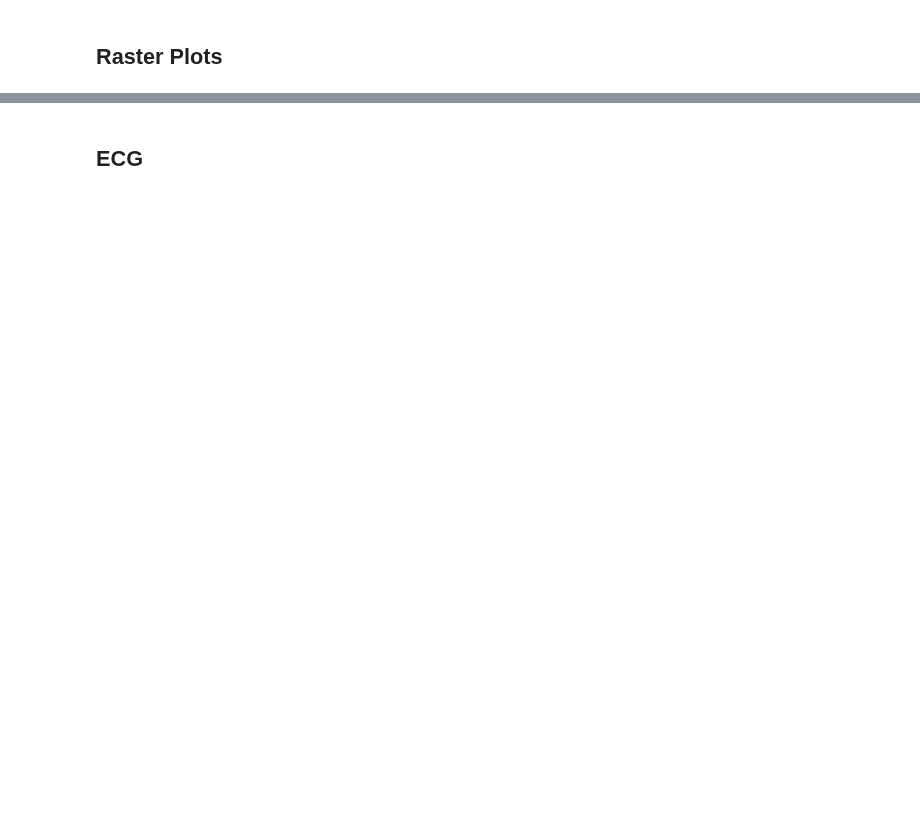
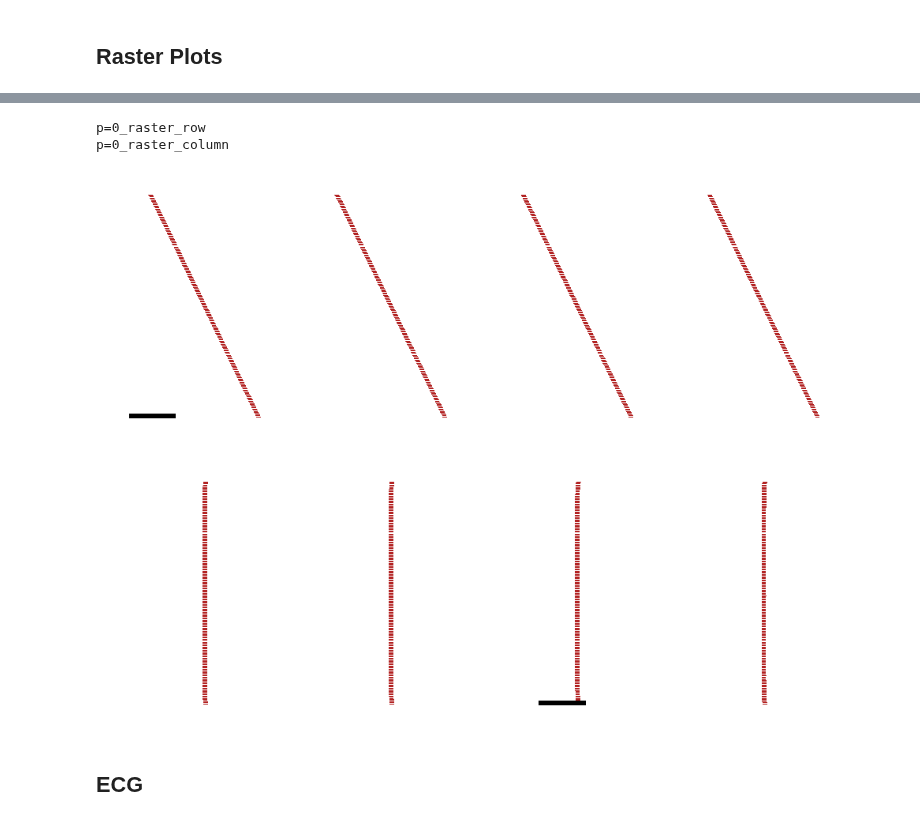
Before and after one commit to Priesemann-Group/perspective_heart_and_brain, a Jupyter notebook: notebooks_figures_paper/FHN_2D_diffusion_toyheart.ipynb, the cells around one changed output, grey strips where cells are left out. Cells and saved outputs as stored; diff of their text form; code cells hidden in the pictures; blank space fills up the shorter version.

Commit message:
figures for paper

```diff
--- a/notebooks_figures_paper/FHN_2D_diffusion_toyheart.ipynb
+++ b/notebooks_figures_paper/FHN_2D_diffusion_toyheart.ipynb
@@ -28,8 +32,6 @@ savefig_args = {
     'transparent': True,
     'format': 'pdf',
     'dpi': 300,
-    'bbox_inches': 'tight',
-    'pad_inches': 0.0
 }
 plt.text.usetex : True
 # font size
@@ -130,2 +108,62 @@ raster_column
+# %%
+raster_data = {
+    "p=0_raster_row": df_raster_healthy,
+    "p=0_raster_column": df_raster_healthy,
+}
+
+# calculate unique ids for a central row in a 200x200 grid
+Lx = 200
+Ly = 200
+ids_row = Ly / 2 * Lx + np.arange(Lx)
+ids_column = Lx / 2 + np.arange(Ly) * Lx
+
+raster_ids = {
+    "p=0_raster_row": ids_row,
+    "p=0_raster_column": ids_column,
+}
+# %%
+from matplotlib.patches import Rectangle
+
+width = 80 * mm
+height = 24 * mm
+
+# iterate over the raster data dictionary
+for (label, data) in raster_data.items():
+    print(label)
+    ids = raster_ids[label]
+    # reduce dataframe to ids
+    data_plot = data[data['id'].isin(ids)]
+    num_nodes = len(ids)
+
+    fig = plt.figure(figsize=(width, height), dpi=300)
+    ax = plt.axes([0., 0., 1., 1.], frameon=False, xticks=[],yticks=[])
+    # ax = plt.axes([0., 0., 1., 1.])
+
+    # plot all action potentials from dataframe as horizontal lines with y value id and length duration
+    for i, row in data_plot.iterrows():
+        time = row['time']
+        duration = row['duration']
+        # index as the location of node in ids
+        index = np.where(ids == row['id'])[0][0]
+        # plot a rectangle for each action potential in firebrick
+        ax.add_patch(Rectangle(xy=(time, num_nodes-index-height_bar/2), width=duration, height=height_bar, facecolor='firebrick'))
+
+    # set limits to time range
+    ax.set_xlim(time_range)
+    ax.set_ylim(-height_bar/2, num_nodes+height_bar/2)
+
+    # add scale bars
+    # height of bar should be 1/50 of the figure size (num_nodes+height_bar)
+    ax.add_patch(Rectangle(xy=(scale_time[label], 0), width=scale_time['width'], height=(num_nodes+height_bar)/50, facecolor='black'))
+
+    # set actual size of figure
+    fig.set_size_inches(width, height)
+
+    fig.savefig(path_figures+f"FHN_2D_diffusion_toyheart_{label}.pdf", **savefig_args)
+# %% [output]
+p=0_raster_row
+p=0_raster_column
+[figure, added]
+[figure, added]
 # %% [markdown]
 ## ECG
```
Also changed, not shown: parts of 19 cells of this notebook, 4 other files.
